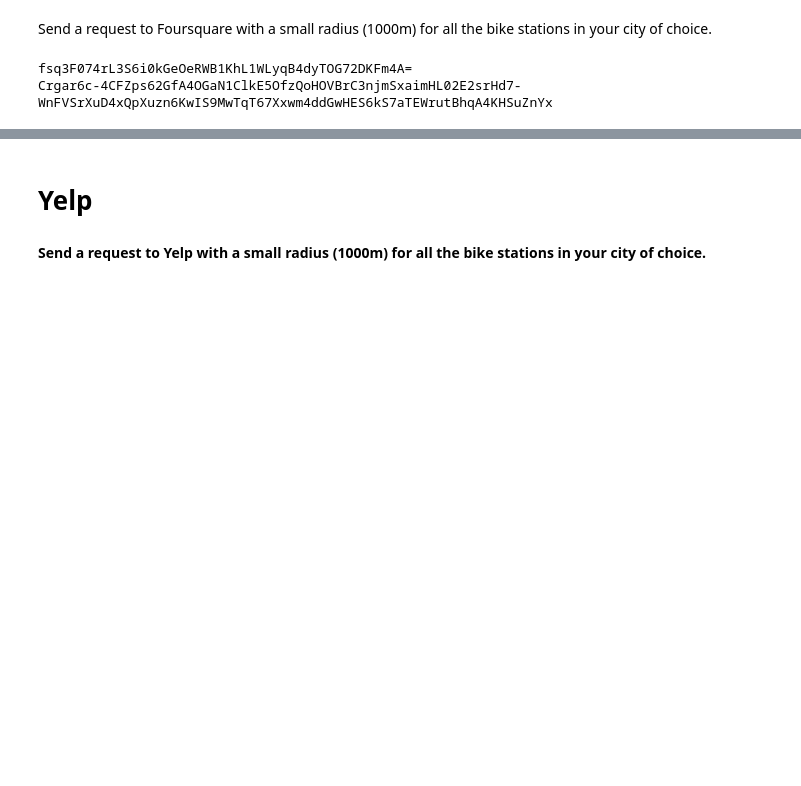
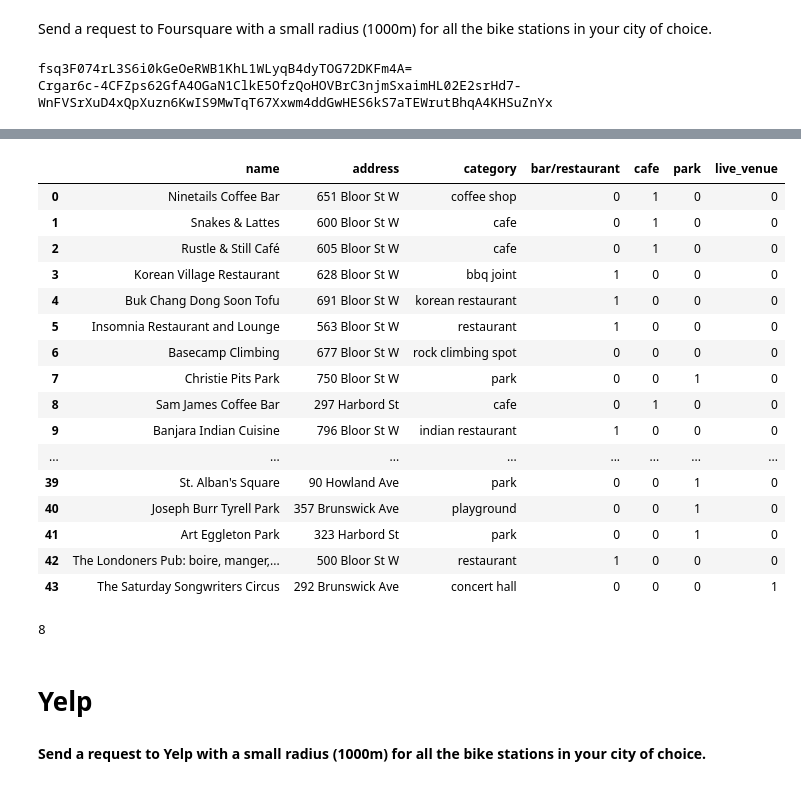
Before and after one commit to tjjdoherty/python-statistical-modelling, a Jupyter notebook: notebooks/yelp_foursquare_EDA.ipynb, the cells around one changed output, grey strips where cells are left out. Saved outputs shown, nothing was run; the diff lists cells and outputs as text; code cells hidden in the pictures; blank space fills up the shorter version.

```diff
--- a/notebooks/yelp_foursquare_EDA.ipynb
+++ b/notebooks/yelp_foursquare_EDA.ipynb
@@ -114,0 +168,3 @@ Put your parsed results into a DataFrame
+# %%
+data_test = pd.read_csv('../data/test_venue_df.csv')
+data_test.head(10)
@@ -114,0 +183,4 @@ Put your parsed results into a DataFrame
+# %%
+# need to clean up the category to lowercase and remove accents
+data_test['category'] = data_test['category'].str.lower().apply(unidecode)
+data_test.head(10)
@@ -115,3 +199,39 @@ Put your parsed results into a DataFrame
+# %%
+# Define regex patterns - to search within the category column. These are loose 'contain' matches
+bar_restaurant_pattern = r'\b(bar|restaurant|lounge|bbq|pub|grill|burger|chicken|diner|pizzeria|tavern|night club|nightclub)\b'
+cafe_pattern = r'\b(cafe|coffee|coffee shop|tea|bakery|donut|deli)\b'
+park_pattern = r'\b(park|playground|monument|plaza)\b'
+live_venue_pattern = r'\b(concert|music venue|music|comedy|live|theater)\b'
+# %%
+# Apply regex patterns to create new columns
+data_test['bar/restaurant'] = data_test['category'].str.contains(bar_restaurant_pattern, case=False, regex=True).astype(int)
+data_test['cafe'] = data_test['category'].str.contains(cafe_pattern, case=False, regex=True).astype(int)
+data_test['park'] = data_test['category'].str.contains(park_pattern, case=False, regex=True).astype(int)
+data_test['live_venue'] = data_test['category'].str.contains(live_venue_pattern, case=False, regex=True).astype(int)
+data_test
+# %% [output]
+|  | name | address | category | bar/restaurant | cafe | park | live_venue |
+| 0 | Ninetails Coffee Bar | 651 Bloor St W | coffee shop | 0 | 1 | 0 | 0 |
+| 1 | Snakes & Lattes | 600 Bloor St W | cafe | 0 | 1 | 0 | 0 |
+| 2 | Rustle & Still Café | 605 Bloor St W | cafe | 0 | 1 | 0 | 0 |
+| 3 | Korean Village Restaurant | 628 Bloor St W | bbq joint | 1 | 0 | 0 | 0 |
+| 4 | Buk Chang Dong Soon Tofu | 691 Bloor St W | korean restaurant | 1 | 0 | 0 | 0 |
+| 5 | Insomnia Restaurant and Lounge | 563 Bloor St W | restaurant | 1 | 0 | 0 | 0 |
+| 6 | Basecamp Climbing | 677 Bloor St W | rock climbing spot | 0 | 0 | 0 | 0 |
+| 7 | Christie Pits Park | 750 Bloor St W | park | 0 | 0 | 1 | 0 |
+| 8 | Sam James Coffee Bar | 297 Harbord St | cafe | 0 | 1 | 0 | 0 |
+| 9 | Banjara Indian Cuisine | 796 Bloor St W | indian restaurant | 1 | 0 | 0 | 0 |
+| ... | ... | ... | ... | ... | ... | ... | ... |
+| 39 | St. Alban's Square | 90 Howland Ave | park | 0 | 0 | 1 | 0 |
+| 40 | Joseph Burr Tyrell Park | 357 Brunswick Ave | playground | 0 | 0 | 1 | 0 |
+| 41 | Art Eggleton Park | 323 Harbord St | park | 0 | 0 | 1 | 0 |
+| 42 | The Londoners Pub: boire, manger,... | 500 Bloor St W | restaurant | 1 | 0 | 0 | 0 |
+| 43 | The Saturday Songwriters Circus | 292 Brunswick Ave | concert hall | 0 | 0 | 0 | 1 |
+# %%
+data_test['bar/restaurant'].sum()
+data_test['park'].sum()
+# %% [output]
+8
 # %% [markdown]
 # Yelp
 # %% [markdown]
```
Also changed, not shown: parts of 12 cells of this notebook, 2 other files.
